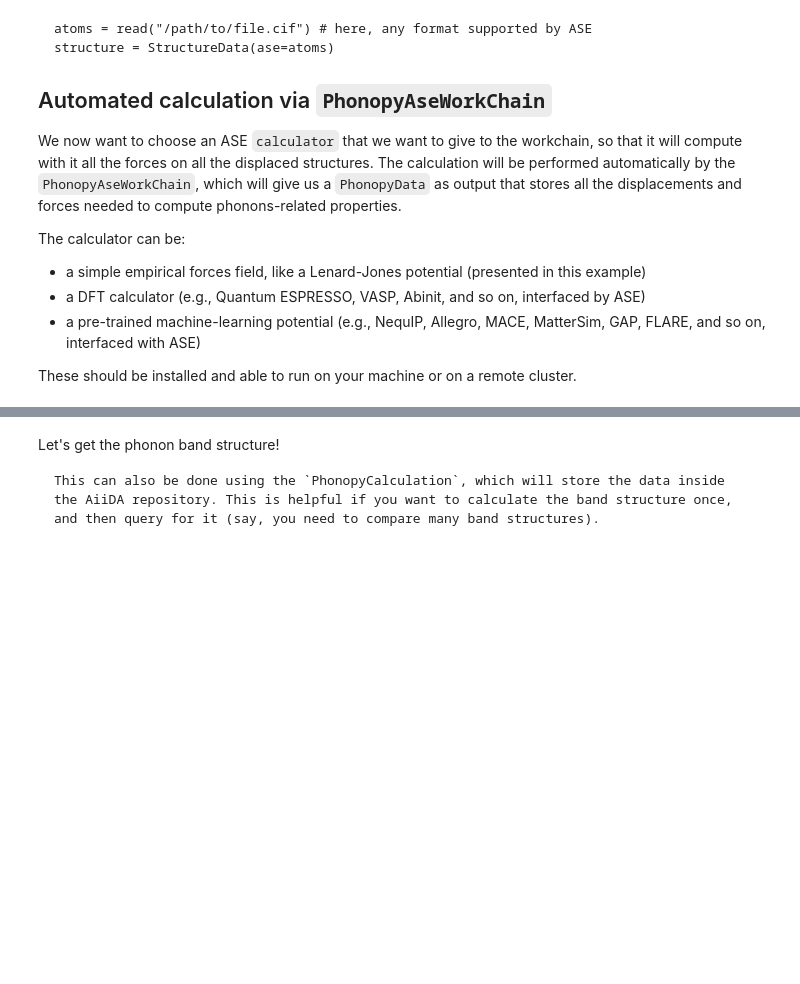
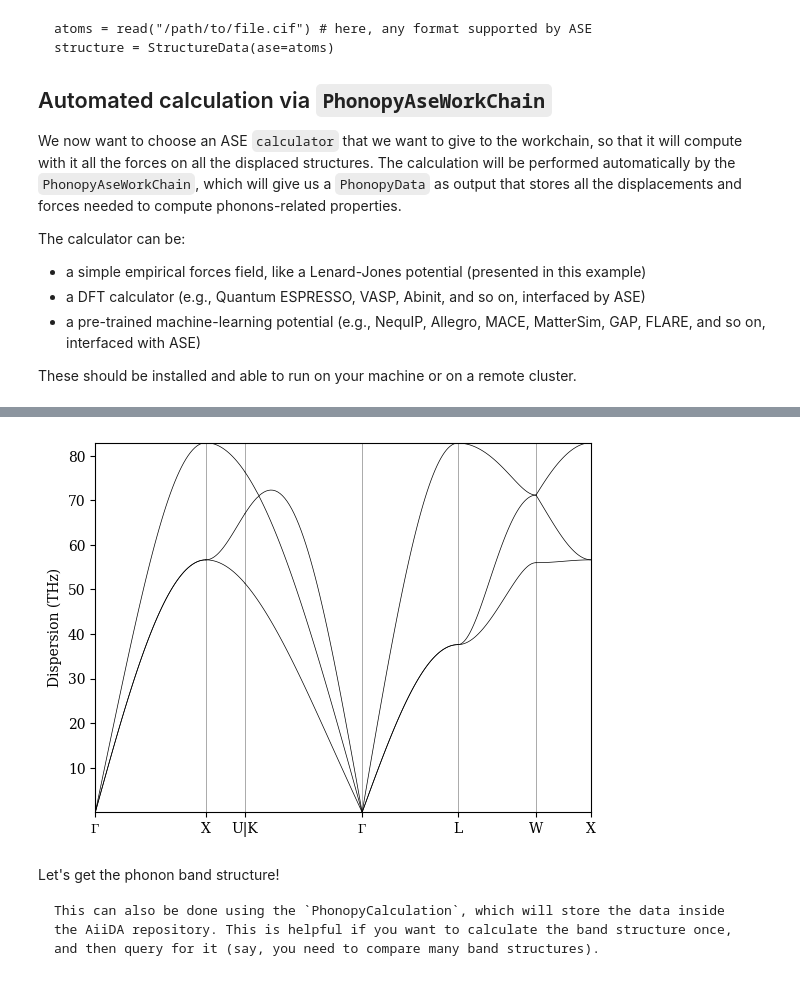
Before and after one commit to aiida-phonopy/aiida-phonopy, a Jupyter notebook: docs/source/phonopy_ase.ipynb, the cells around one changed output, grey strips where cells are left out. Drawn from its saved outputs; the diff is of its cells as text; code cells hidden in the pictures; blank space fills up the shorter version.

```diff
--- a/docs/source/phonopy_ase.ipynb
+++ b/docs/source/phonopy_ase.ipynb
@@ -53,13 +60,18 @@ The calculator can be:
 These should be installed and able to run on your machine or on a remote cluster.
 # %%
 from ase.calculators.lj import LennardJones
+from aiida.orm import Dict, load_code
 from aiida.engine import run_get_node
 
 inputs = PhonopyAseWorkChain.get_populated_builder(
     structure=structure,
     calculator=LennardJones(),
     max_number_of_atoms=200,
-    pythonjob_inputs={"computer": "localhost"}
+    pythonjob_inputs={"computer": "local_direct"},
+    phonopy_inputs={
+        "code": load_code("phonopy@local_direct"),
+        "parameters": Dict({"band":"auto"})
+    },
 )
 
 results, node = run_get_node(PhonopyAseWorkChain, **inputs)
@@ -69,3 +83,7 @@ results, node = run_get_node(PhonopyAseWorkChain, **inputs)
+# %%
+results['output_phonopy']['phonon_bands'].show_mpl()
+# %% [output]
+[figure, added]
 # %% [markdown]
 Let's get the phonon band structure!
 
```
Also changed, not shown: parts of 3 cells of this notebook, 5 other files.
